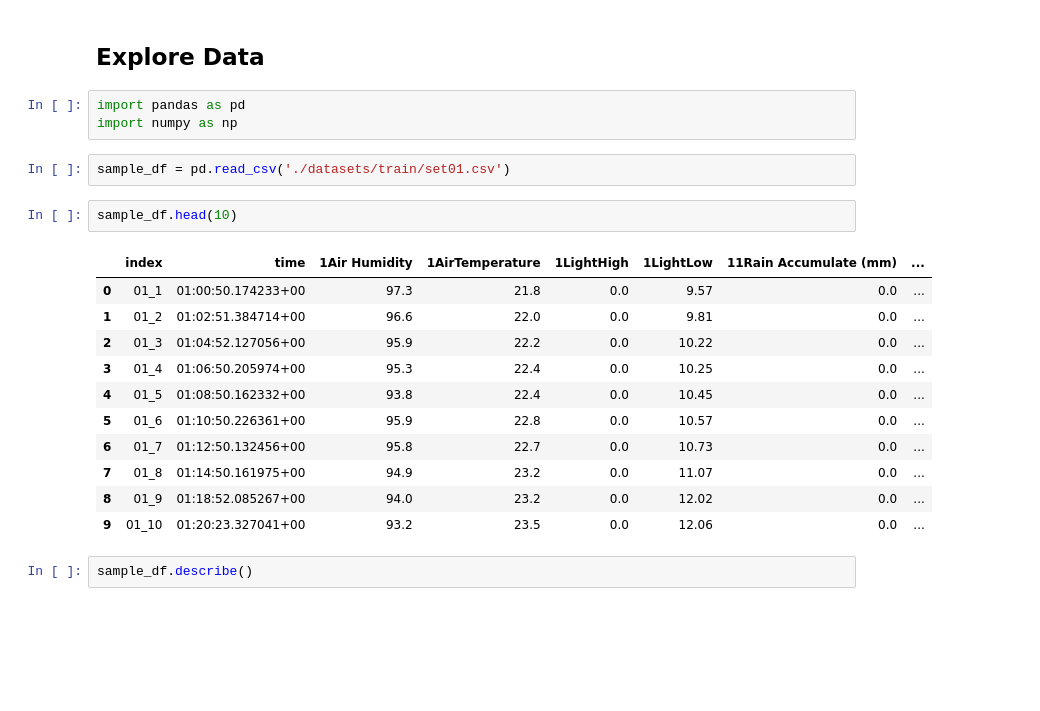
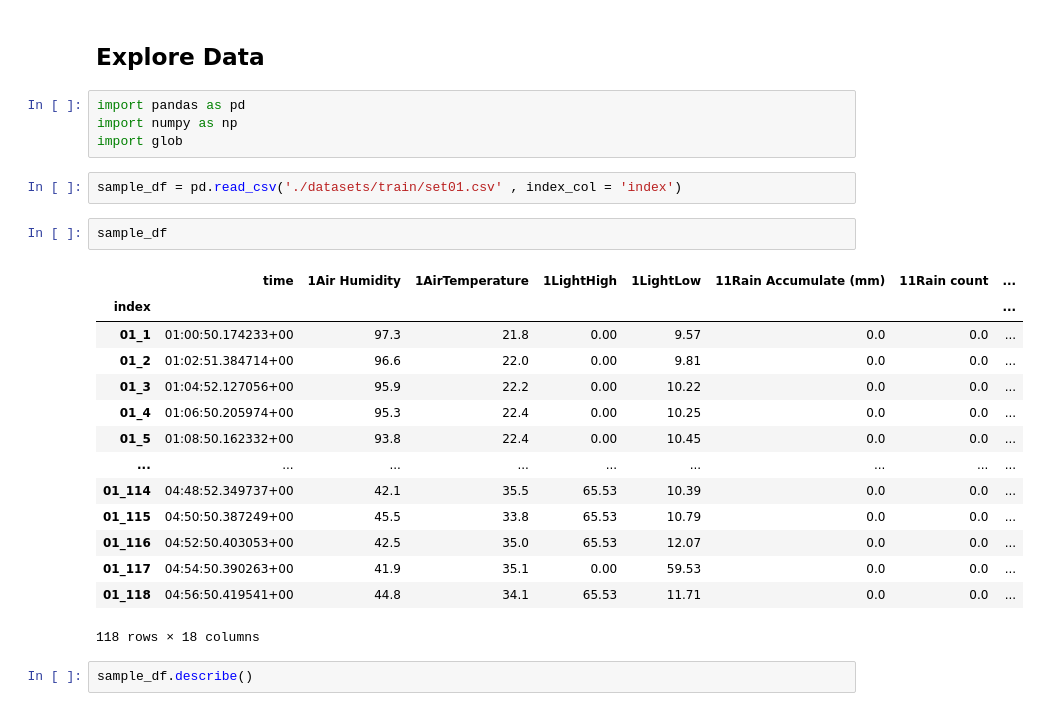
Before and after one commit to xHexlabx/SuperAI_SS4_Recap, a Jupyter notebook: SuperAI_SS4_Level_1/Hack_4_Soil_Water_Prediction/Soil_Water_Prediction.ipynb, the cells around one changed output. Drawn from its saved outputs; the diff is of its cells as text; blank space fills up the shorter version.

```diff
--- a/SuperAI_SS4_Level_1/Hack_4_Soil_Water_Prediction/Soil_Water_Prediction.ipynb
+++ b/SuperAI_SS4_Level_1/Hack_4_Soil_Water_Prediction/Soil_Water_Prediction.ipynb
@@ -5,22 +5,26 @@
 # %%
 import pandas as pd
 import numpy as np
+import glob
 # %%
-sample_df = pd.read_csv('./datasets/train/set01.csv')
+sample_df = pd.read_csv('./datasets/train/set01.csv' , index_col = 'index')
 # %%
-sample_df.head(10)
+sample_df
 # %% [output]
-|  | index | time | 1Air Humidity | 1AirTemperature | 1LightHigh | 1LightLow | 11Rain Accumulate (mm) | ... |
-| 0 | 01_1 | 01:00:50.174233+00 | 97.3 | 21.8 | 0.0 | 9.57 | 0.0 | ... |
-| 1 | 01_2 | 01:02:51.384714+00 | 96.6 | 22.0 | 0.0 | 9.81 | 0.0 | ... |
-| 2 | 01_3 | 01:04:52.127056+00 | 95.9 | 22.2 | 0.0 | 10.22 | 0.0 | ... |
-| 3 | 01_4 | 01:06:50.205974+00 | 95.3 | 22.4 | 0.0 | 10.25 | 0.0 | ... |
-| 4 | 01_5 | 01:08:50.162332+00 | 93.8 | 22.4 | 0.0 | 10.45 | 0.0 | ... |
-| 5 | 01_6 | 01:10:50.226361+00 | 95.9 | 22.8 | 0.0 | 10.57 | 0.0 | ... |
-| 6 | 01_7 | 01:12:50.132456+00 | 95.8 | 22.7 | 0.0 | 10.73 | 0.0 | ... |
-| 7 | 01_8 | 01:14:50.161975+00 | 94.9 | 23.2 | 0.0 | 11.07 | 0.0 | ... |
-| 8 | 01_9 | 01:18:52.085267+00 | 94.0 | 23.2 | 0.0 | 12.02 | 0.0 | ... |
-| 9 | 01_10 | 01:20:23.327041+00 | 93.2 | 23.5 | 0.0 | 12.06 | 0.0 | ... |
+|  | time | 1Air Humidity | 1AirTemperature | 1LightHigh | 1LightLow | 11Rain Accumulate (mm) | 11Rain count | ... |
+| index |  |  |  |  |  |  |  | ... |
+| 01_1 | 01:00:50.174233+00 | 97.3 | 21.8 | 0.00 | 9.57 | 0.0 | 0.0 | ... |
+| 01_2 | 01:02:51.384714+00 | 96.6 | 22.0 | 0.00 | 9.81 | 0.0 | 0.0 | ... |
+| 01_3 | 01:04:52.127056+00 | 95.9 | 22.2 | 0.00 | 10.22 | 0.0 | 0.0 | ... |
+| 01_4 | 01:06:50.205974+00 | 95.3 | 22.4 | 0.00 | 10.25 | 0.0 | 0.0 | ... |
+| 01_5 | 01:08:50.162332+00 | 93.8 | 22.4 | 0.00 | 10.45 | 0.0 | 0.0 | ... |
+| ... | ... | ... | ... | ... | ... | ... | ... | ... |
+| 01_114 | 04:48:52.349737+00 | 42.1 | 35.5 | 65.53 | 10.39 | 0.0 | 0.0 | ... |
+| 01_115 | 04:50:50.387249+00 | 45.5 | 33.8 | 65.53 | 10.79 | 0.0 | 0.0 | ... |
+| 01_116 | 04:52:50.403053+00 | 42.5 | 35.0 | 65.53 | 12.07 | 0.0 | 0.0 | ... |
+| 01_117 | 04:54:50.390263+00 | 41.9 | 35.1 | 0.00 | 59.53 | 0.0 | 0.0 | ... |
+| 01_118 | 04:56:50.419541+00 | 44.8 | 34.1 | 65.53 | 11.71 | 0.0 | 0.0 | ... |
+118 rows × 18 columns
 # %%
 sample_df.describe()
 # %% [output]
```
Also changed, not shown: parts of 5 cells of this notebook.
